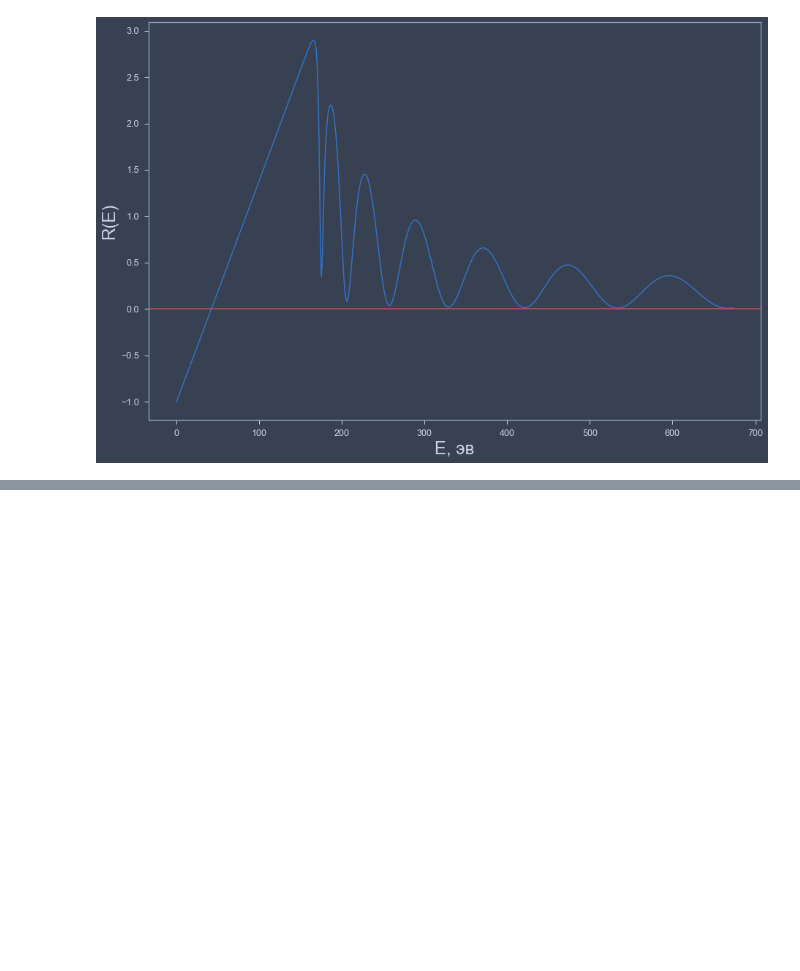
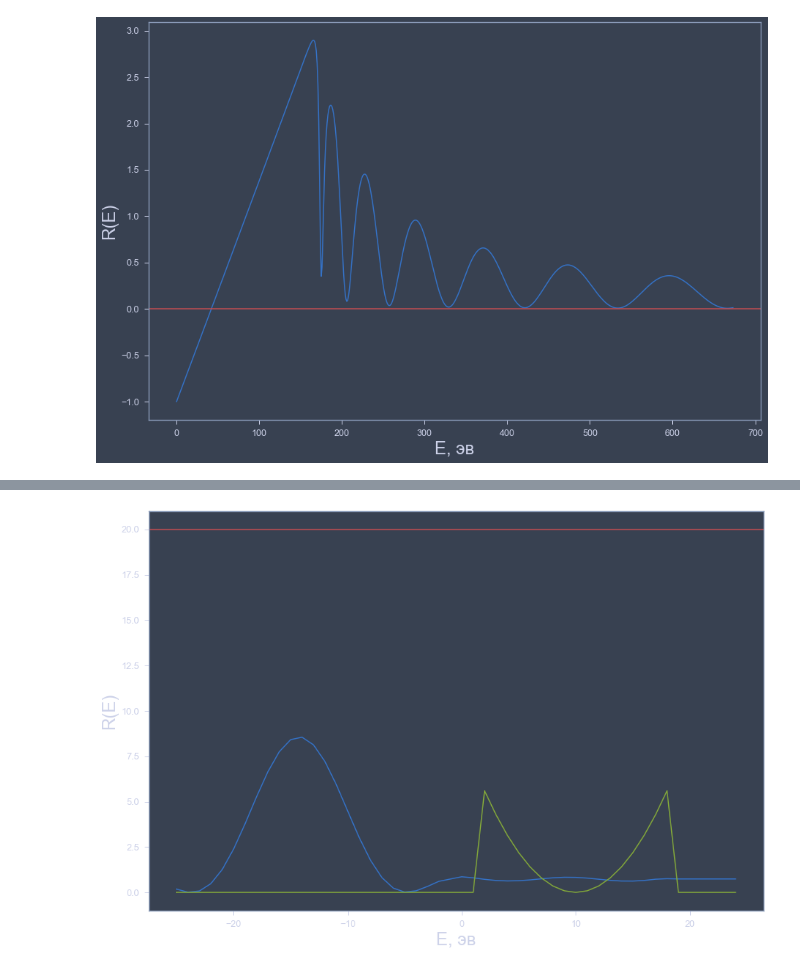
Before and after one commit to propellermint/quantum-mechanics, a Jupyter notebook: qm2_scattering.ipynb, the cells around one changed output, grey strips where cells are left out. Saved outputs shown, nothing was run; the diff lists cells and outputs as text; code cells hidden in the pictures; blank space fills up the shorter version.

```diff
--- a/qm2_scattering.ipynb
+++ b/qm2_scattering.ipynb
@@ -211,0 +212,28 @@ interactive_plot
+# %%
+ener = 20
+Nl = 25
+Nm = 20
+Nr = 5
+xnew = []
+for i in range(len(Wave(ener))):
+    xnew.append(Wave(ener)[i][0])
+#print(xnew)
+
+ynew = []
+for i in range(len(Wave(ener))):
+    ynew.append(Wave(ener)[i][1])
+#print(ynew)
+
+v = []
+for i in xnew:
+    v.append(V2(i/Nm))
+
+plt.figure(figsize=(15, 10))
+plt.plot(xnew, ynew)
+plt.plot(xnew, v)
+plt.ylabel('R(E)', fontsize=24)
+plt.xlabel('E, эв', fontsize=24)
+plt.axhline(y = ener, color="r")
+plt.show()
+# %% [output]
+[figure, added]
```
Also changed, not shown: parts of 1 cell of this notebook, 2 other files.
